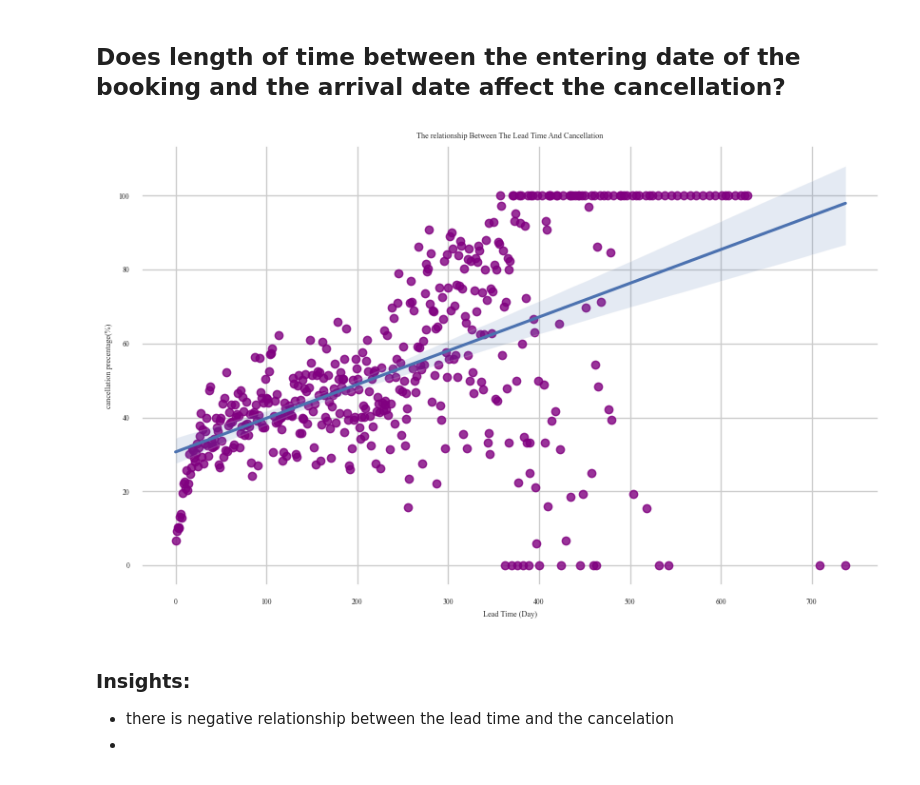
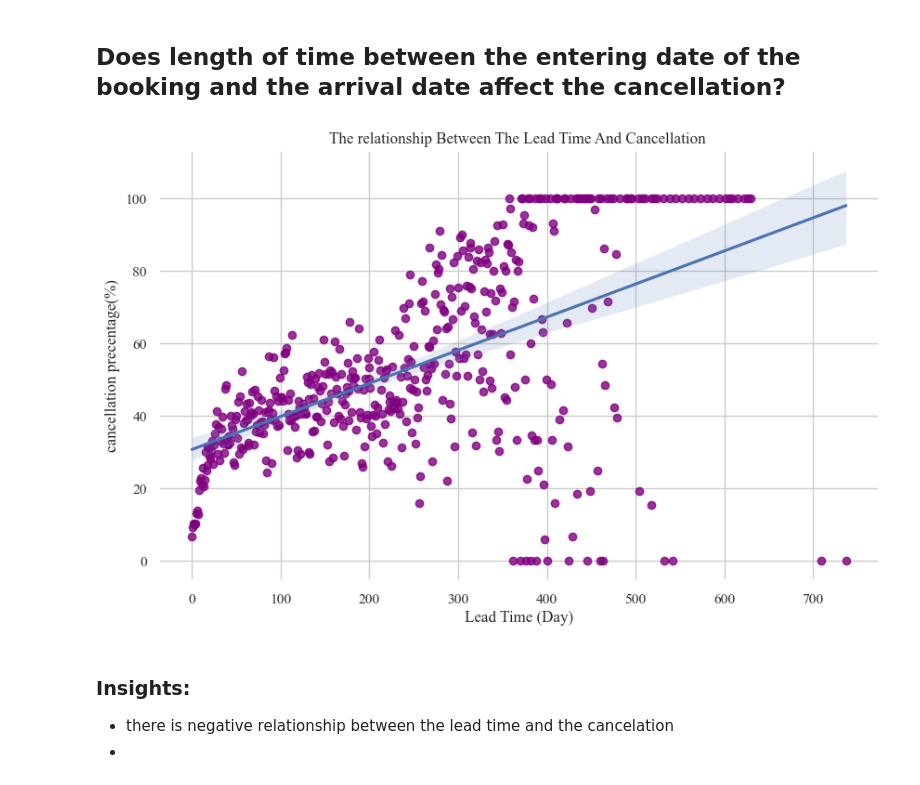
Before and after one commit to Tuwaiq-Data-Science-Bootcamp-V2/CV_Lab, a Jupyter notebook: CV_Assignment.ipynb, the cells around one changed output. Drawn from its saved outputs; the diff is of its cells as text; code cells hidden in the pictures.

```diff
--- a/CV_Assignment.ipynb
+++ b/CV_Assignment.ipynb
@@ -212,15 +212,15 @@ Name: is_canceled, Length: 479, dtype: float64
 # %% [markdown]
 ## Does length of time between the entering date of the booking and the arrival date affect the cancellation?
 # %%
-sns.set(rc={'figure.figsize':(10,5)}, font_scale=0.5)
+sns.set(rc={'figure.figsize':(10,5)}, font_scale=1.02)
 sns.set_style({'axes.facecolor':'white', 'grid.color': '.8', 'font.family':'Times New Roman'})
 plt.figure(figsize=(10,6))
 ax=sns.regplot(x=result.index,y=result.values, scatter_kws={"color": "purple"})
 ax.set(xlabel='Lead Time (Day)', ylabel='cancellation precentage(%)')
 plt.title("The relationship Between The Lead Time And Cancellation ")
 plt.show()
 # %% [output]
-[figure, old version]
+[figure, new version]
 # %% [markdown]
 ### Insights:
 - there is negative relationship  between the lead time and the cancelation
```
Also changed, not shown: parts of 12 cells of this notebook.
